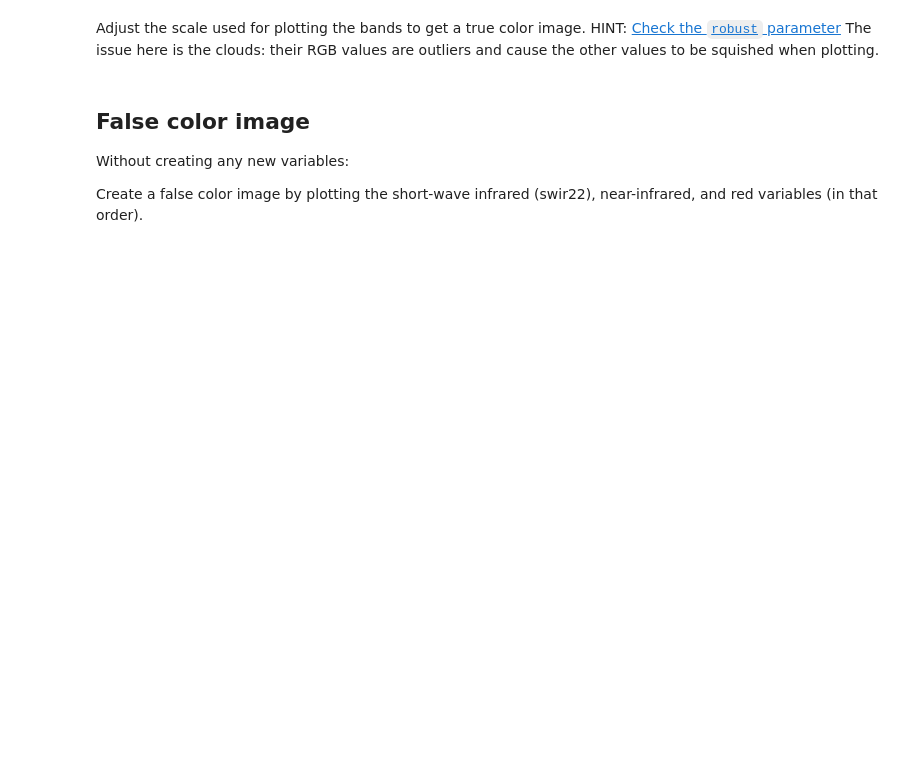
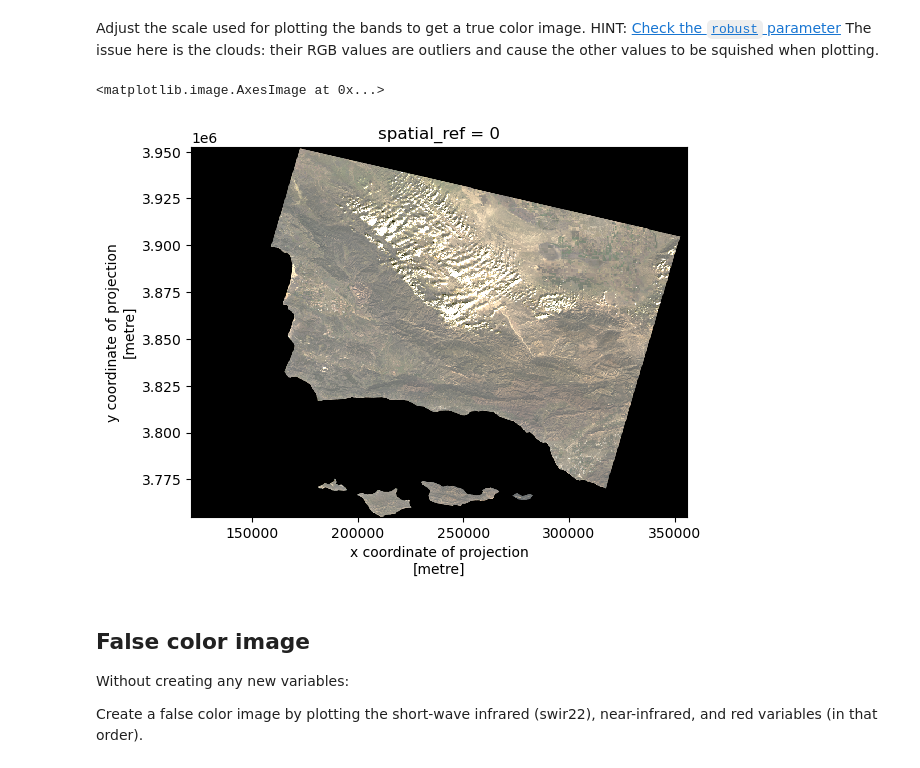
Before and after one commit to fletcher-m/eds220-hwk-4, a Jupyter notebook: hwk4-task2-false-color.ipynb, the cells around one changed output. Cells and saved outputs as stored; diff of their text form; code cells hidden in the pictures; blank space fills up the shorter version.

```diff
--- a/hwk4-task2-false-color.ipynb
+++ b/hwk4-task2-false-color.ipynb
@@ -100,7 +105,11 @@ Adjust the scale used for plotting the bands to get a true color image.
 HINT: [Check the `robust` parameter](https://matplotlib.org/stable/api/_as_gen/matplotlib.pyplot.imshow.html)
 The issue here is the clouds: their RGB values are outliers and cause the other values to be squished when plotting.
 # %%
-# your code here
+# adjust the scale by removing outliers from the data
+bands[['red', 'green', 'blue']].to_array().plot.imshow(robust=True)
+# %% [output]
+<matplotlib.image.AxesImage at 0x...>
+[figure, added]
 # %% [markdown]
 ## False color image
 Without creating any new variables:
```
Also changed, not shown: parts of 7 cells of this notebook.
